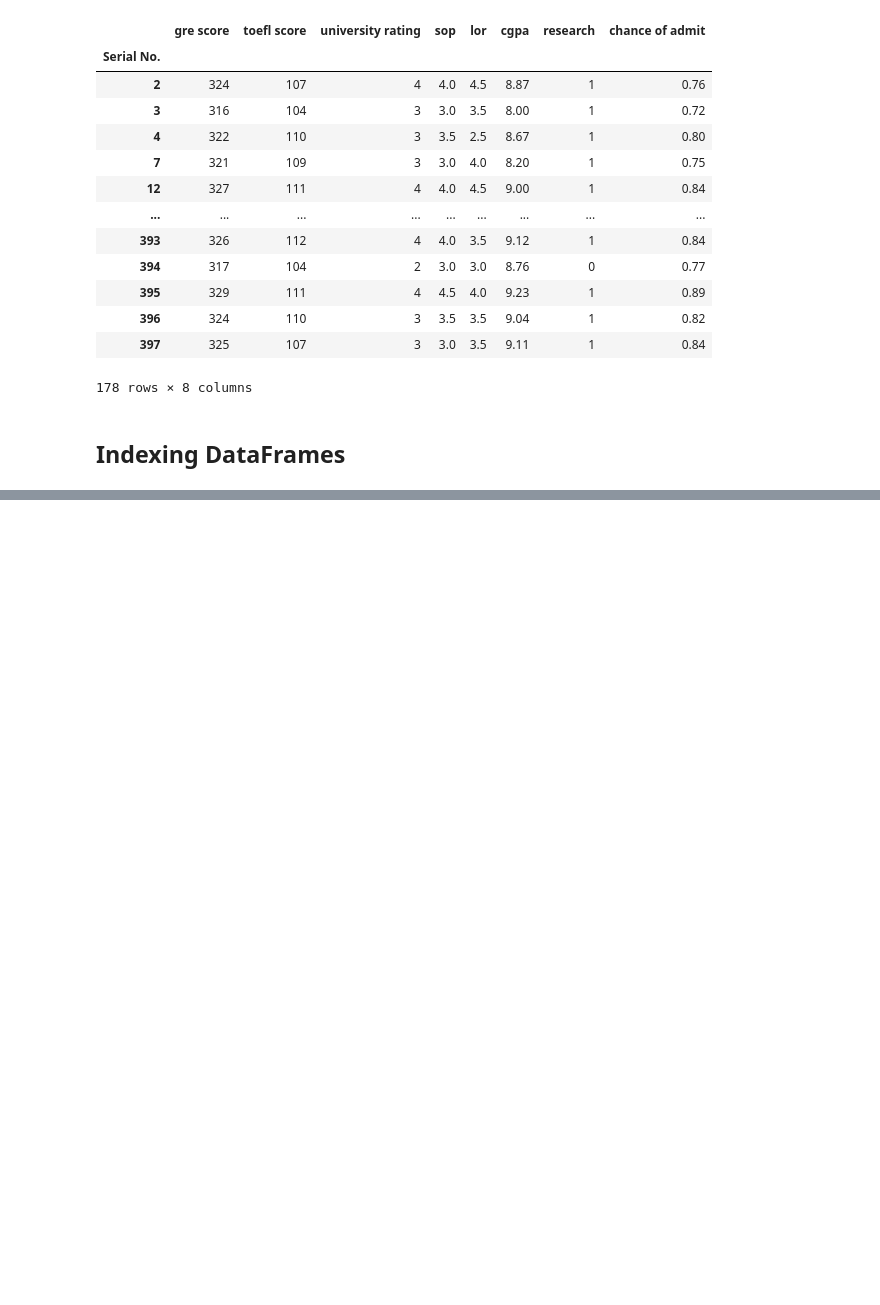
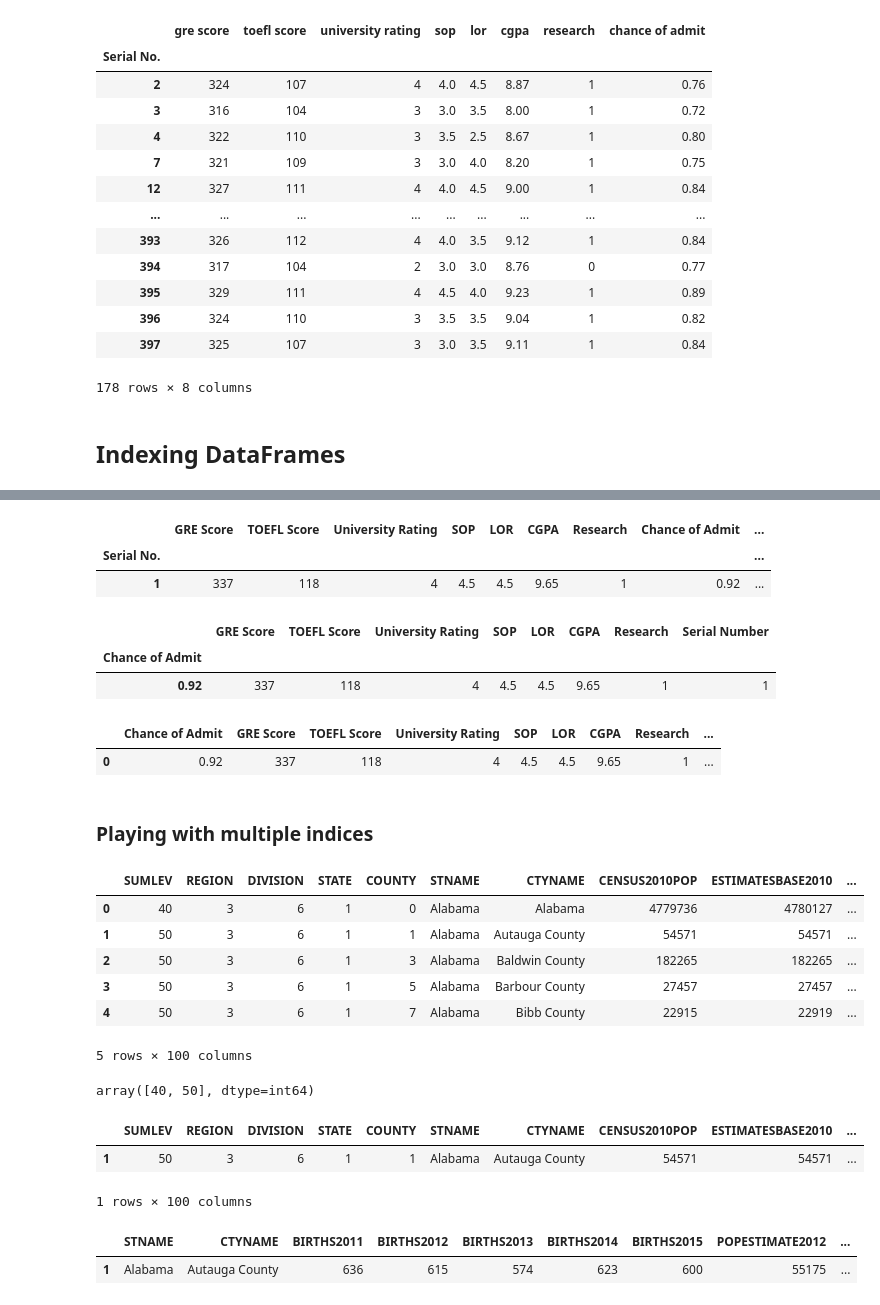
Before and after one commit to SantiGonzalezz/Applied-Data-Science-with-Python, a Jupyter notebook: 1. Introduction to Data Science in Python/Week 2/Pandas.ipynb, the cells around one changed output, grey strips where cells are left out. Cells and saved outputs as stored; diff of their text form; code cells hidden in the pictures; blank space fills up the shorter version.

```diff
--- a/1. Introduction to Data Science in Python/Week 2/Pandas.ipynb
+++ b/1. Introduction to Data Science in Python/Week 2/Pandas.ipynb
@@ -233,0 +248,53 @@ df[mask]
+# %%
+df['Serial Number'] = df.index
+df.head(1)
+# %% [output]
+|  | GRE Score | TOEFL Score | University Rating | SOP | LOR | CGPA | Research | Chance of Admit | ... |
+| Serial No. |  |  |  |  |  |  |  |  | ... |
+| 1 | 337 | 118 | 4 | 4.5 | 4.5 | 9.65 | 1 | 0.92 | ... |
+# %%
+df = df.set_index('Chance of Admit')
+df.head(1)
+# %% [output]
+|  | GRE Score | TOEFL Score | University Rating | SOP | LOR | CGPA | Research | Serial Number |
+| Chance of Admit |  |  |  |  |  |  |  |  |
+| 0.92 | 337 | 118 | 4 | 4.5 | 4.5 | 9.65 | 1 | 1 |
+# %%
+df = df.reset_index()
+df.head(1)
+# %% [output]
+|  | Chance of Admit | GRE Score | TOEFL Score | University Rating | SOP | LOR | CGPA | Research | ... |
+| 0 | 0.92 | 337 | 118 | 4 | 4.5 | 4.5 | 9.65 | 1 | ... |
+# %% [markdown]
+### Playing with multiple indices
+# %%
+df = pd.read_csv('datasets/census.csv')
+df.head()
+# %% [output]
+|  | SUMLEV | REGION | DIVISION | STATE | COUNTY | STNAME | CTYNAME | CENSUS2010POP | ESTIMATESBASE2010 | ... |
+| 0 | 40 | 3 | 6 | 1 | 0 | Alabama | Alabama | 4779736 | 4780127 | ... |
+| 1 | 50 | 3 | 6 | 1 | 1 | Alabama | Autauga County | 54571 | 54571 | ... |
+| 2 | 50 | 3 | 6 | 1 | 3 | Alabama | Baldwin County | 182265 | 182265 | ... |
+| 3 | 50 | 3 | 6 | 1 | 5 | Alabama | Barbour County | 27457 | 27457 | ... |
+| 4 | 50 | 3 | 6 | 1 | 7 | Alabama | Bibb County | 22915 | 22919 | ... |
+5 rows × 100 columns
+# %%
+df['SUMLEV'].unique()
+# %% [output]
+array([40, 50], dtype=int64)
+# %%
+df = df[df['SUMLEV'] == 50]
+df.head(1)
+# %% [output]
+|  | SUMLEV | REGION | DIVISION | STATE | COUNTY | STNAME | CTYNAME | CENSUS2010POP | ESTIMATESBASE2010 | ... |
+| 1 | 50 | 3 | 6 | 1 | 1 | Alabama | Autauga County | 54571 | 54571 | ... |
+1 rows × 100 columns
+# %%
+columns_to_keep = ['STNAME', 'CTYNAME',
+                   'BIRTHS2011', 'BIRTHS2012', 'BIRTHS2013', 'BIRTHS2014', 'BIRTHS2015',
+                   'POPESTIMATE2012', 'POPESTIMATE2013', 'POPESTIMATE2014', 'POPESTIMATE2015']
+df = df[columns_to_keep]
+df.head(1)
+# %% [output]
+|  | STNAME | CTYNAME | BIRTHS2011 | BIRTHS2012 | BIRTHS2013 | BIRTHS2014 | BIRTHS2015 | POPESTIMATE2012 | ... |
+| 1 | Alabama | Autauga County | 636 | 615 | 574 | 623 | 600 | 55175 | ... |
```
Also changed, not shown: parts of 21 cells of this notebook, 3 other files.
